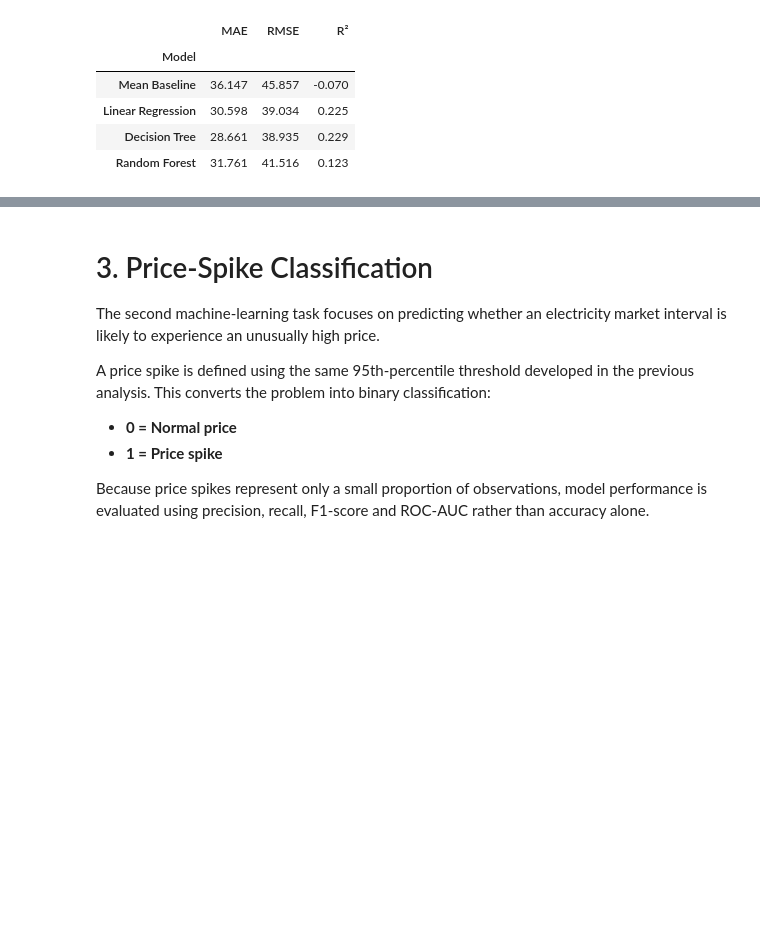
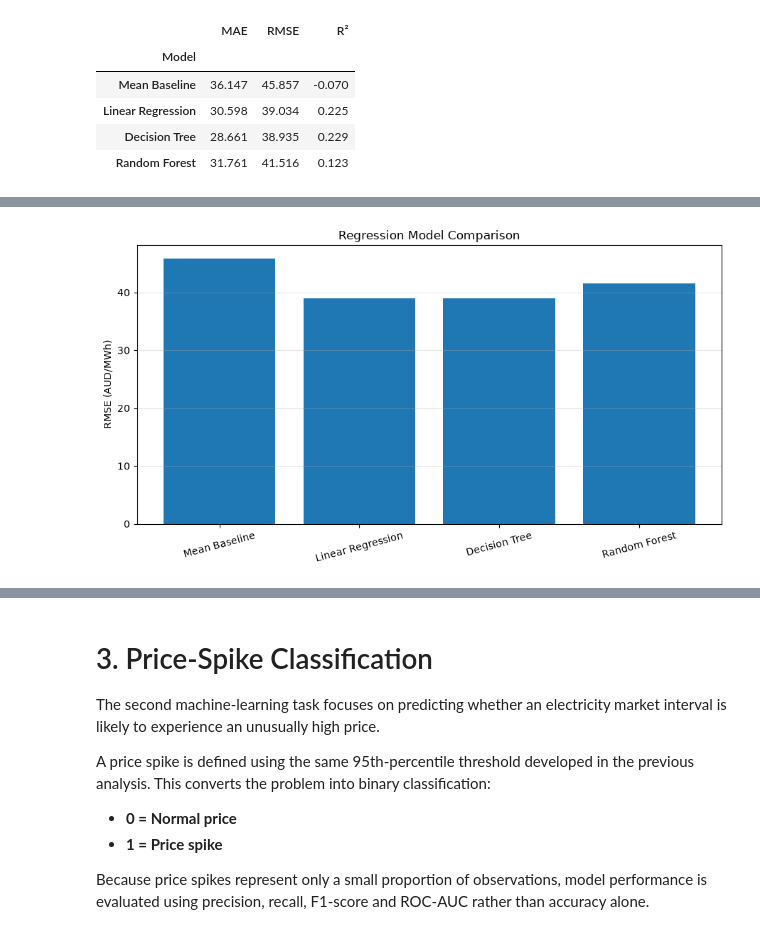
Before and after one commit to klm2109/australian-energy-market-analytics, a Jupyter notebook: notebooks/machine learning.ipynb, the cells around one changed output, grey strips where cells are left out. Saved outputs shown, nothing was run; the diff lists cells and outputs as text; code cells hidden in the pictures; blank space fills up the shorter version.

```diff
--- a/notebooks/machine learning.ipynb
+++ b/notebooks/machine learning.ipynb
@@ -469,0 +260,9 @@ plt.show()
+# %%
+regression_results = pd.DataFrame([
+    {"Model": "Mean Baseline", **baseline_metrics},
+    {"Model": "Linear Regression", **linear_metrics},
+    {"Model": "Decision Tree", **tree_metrics},
+    {"Model": "Random Forest", **rf_metrics}
+]).set_index("Model")
+
+regression_results.round(3)
@@ -469,0 +276,11 @@ plt.show()
+# %%
+plt.figure(figsize=(9, 5))
+plt.bar(regression_results.index, regression_results["RMSE"])
+plt.ylabel("RMSE (AUD/MWh)")
+plt.title("Regression Model Comparison")
+plt.xticks(rotation=15)
+plt.grid(axis="y", alpha=0.3)
+plt.tight_layout()
+plt.show()
+# %% [output]
+[figure, added]
```
Also changed, not shown: parts of 20 cells of this notebook.
